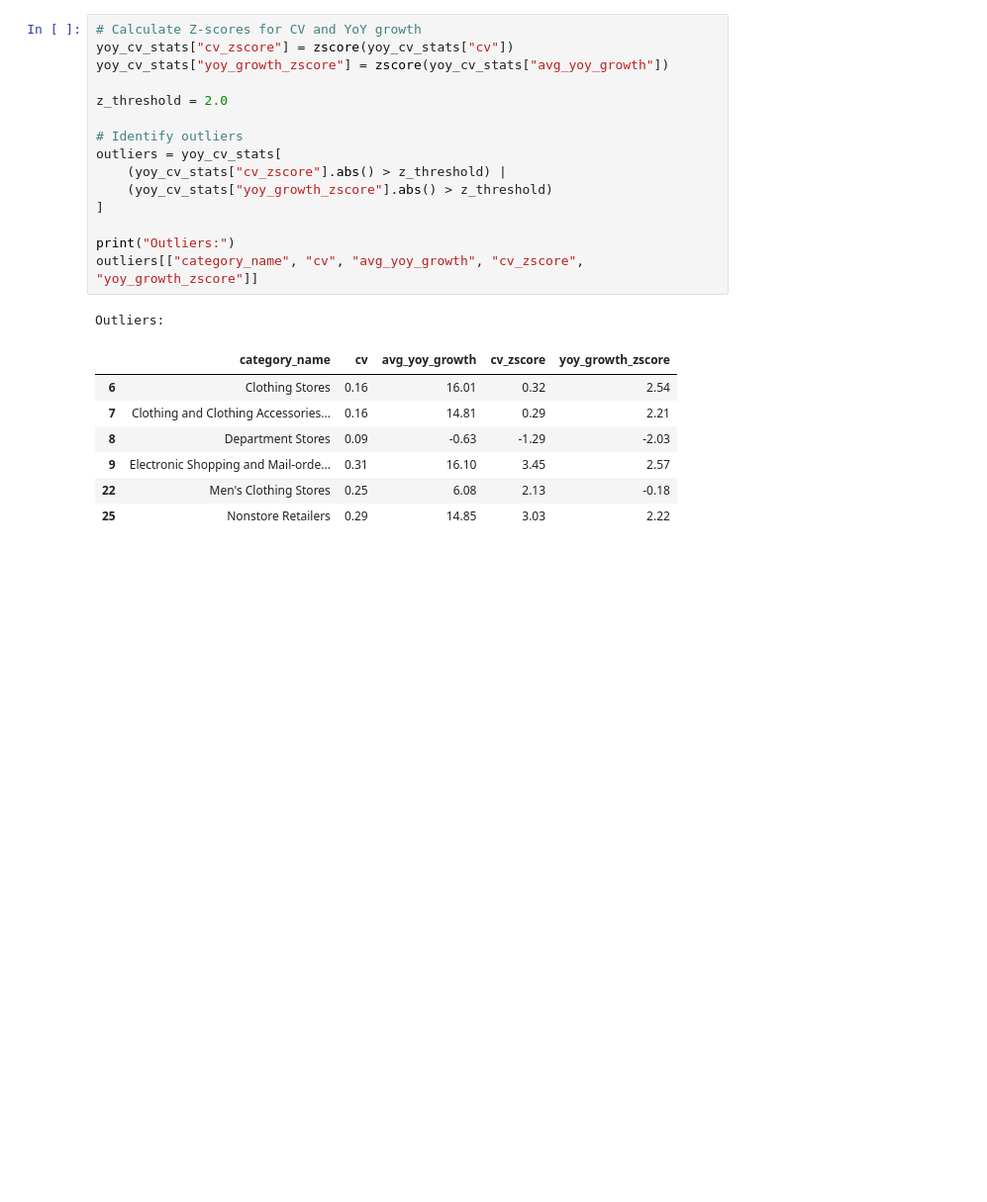
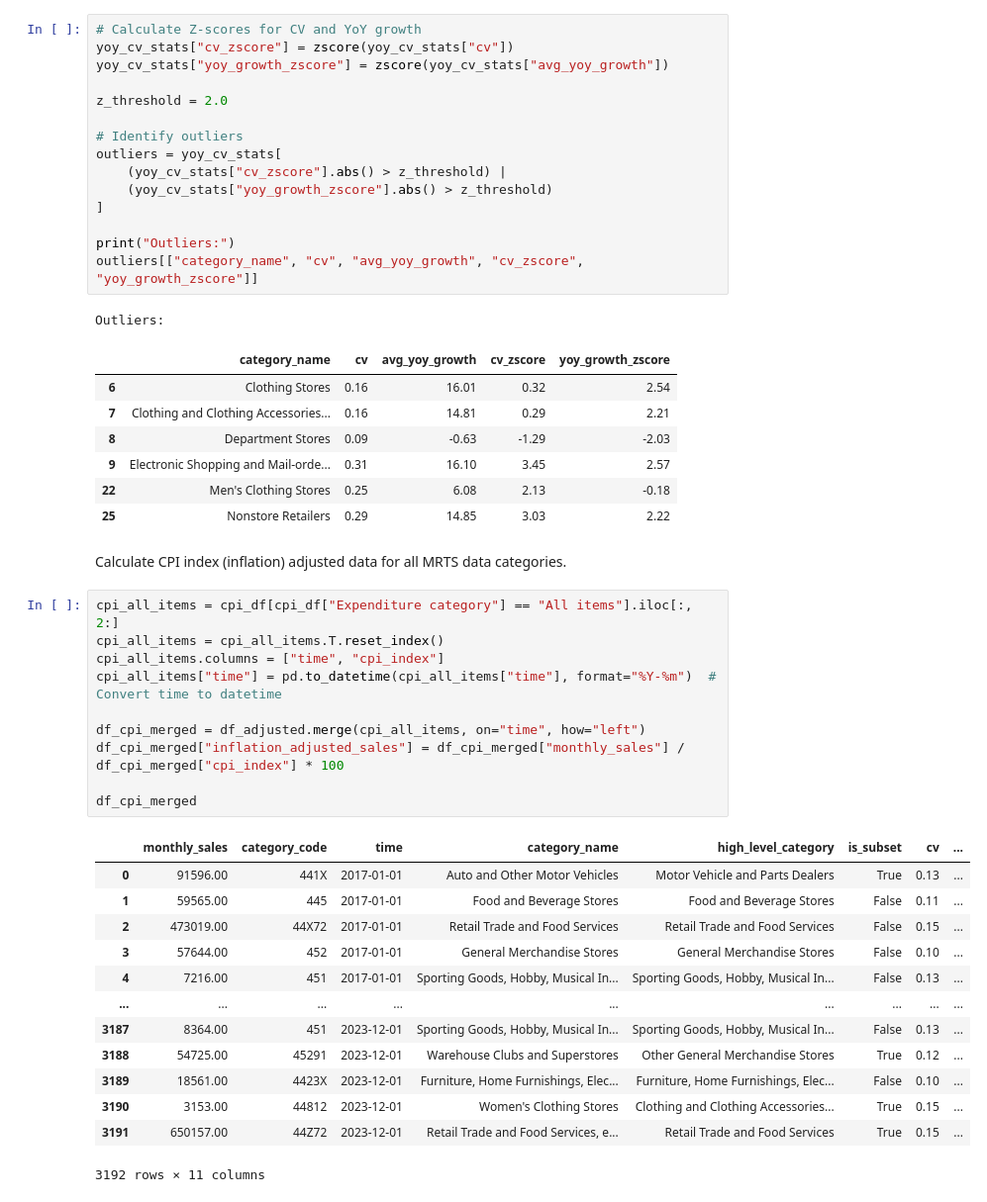
Before and after one commit to charJin/mrts-retail-and-food-services, a Jupyter notebook: notebooks/retail-and-food-analysis.ipynb, the cells around one changed output. Shown at 99% size. Drawn from its saved outputs; the diff is of its cells as text; blank space fills up the shorter version.

```diff
--- a/notebooks/retail-and-food-analysis.ipynb
+++ b/notebooks/retail-and-food-analysis.ipynb
@@ -674,3 +674,29 @@ Outliers:
 | 9 | Electronic Shopping and Mail-orde... | 0.31 | 16.10 | 3.45 | 2.57 |
 | 22 | Men's Clothing Stores | 0.25 | 6.08 | 2.13 | -0.18 |
 | 25 | Nonstore Retailers | 0.29 | 14.85 | 3.03 | 2.22 |
+# %% [markdown]
+Calculate CPI index (inflation) adjusted data for all MRTS data categories.
+# %%
+cpi_all_items = cpi_df[cpi_df["Expenditure category"] == "All items"].iloc[:, 2:]
+cpi_all_items = cpi_all_items.T.reset_index()
+cpi_all_items.columns = ["time", "cpi_index"]
+cpi_all_items["time"] = pd.to_datetime(cpi_all_items["time"], format="%Y-%m")  # Convert time to datetime
+
+df_cpi_merged = df_adjusted.merge(cpi_all_items, on="time", how="left")
+df_cpi_merged["inflation_adjusted_sales"] = df_cpi_merged["monthly_sales"] / df_cpi_merged["cpi_index"] * 100
+
+df_cpi_merged
+# %% [output]
+|  | monthly_sales | category_code | time | category_name | high_level_category | is_subset | cv | ... |
+| 0 | 91596.00 | 441X | 2017-01-01 | Auto and Other Motor Vehicles | Motor Vehicle and Parts Dealers | True | 0.13 | ... |
+| 1 | 59565.00 | 445 | 2017-01-01 | Food and Beverage Stores | Food and Beverage Stores | False | 0.11 | ... |
+| 2 | 473019.00 | 44X72 | 2017-01-01 | Retail Trade and Food Services | Retail Trade and Food Services | False | 0.15 | ... |
+| 3 | 57644.00 | 452 | 2017-01-01 | General Merchandise Stores | General Merchandise Stores | False | 0.10 | ... |
+| 4 | 7216.00 | 451 | 2017-01-01 | Sporting Goods, Hobby, Musical In... | Sporting Goods, Hobby, Musical In... | False | 0.13 | ... |
+| ... | ... | ... | ... | ... | ... | ... | ... | ... |
+| 3187 | 8364.00 | 451 | 2023-12-01 | Sporting Goods, Hobby, Musical In... | Sporting Goods, Hobby, Musical In... | False | 0.13 | ... |
+| 3188 | 54725.00 | 45291 | 2023-12-01 | Warehouse Clubs and Superstores | Other General Merchandise Stores | True | 0.12 | ... |
+| 3189 | 18561.00 | 4423X | 2023-12-01 | Furniture, Home Furnishings, Elec... | Furniture, Home Furnishings, Elec... | False | 0.10 | ... |
+| 3190 | 3153.00 | 44812 | 2023-12-01 | Women's Clothing Stores | Clothing and Clothing Accessories... | True | 0.15 | ... |
+| 3191 | 650157.00 | 44Z72 | 2023-12-01 | Retail Trade and Food Services, e... | Retail Trade and Food Services | True | 0.15 | ... |
+3192 rows × 11 columns
```
Also changed, not shown: parts of 1 cell of this notebook, 1 other file.
